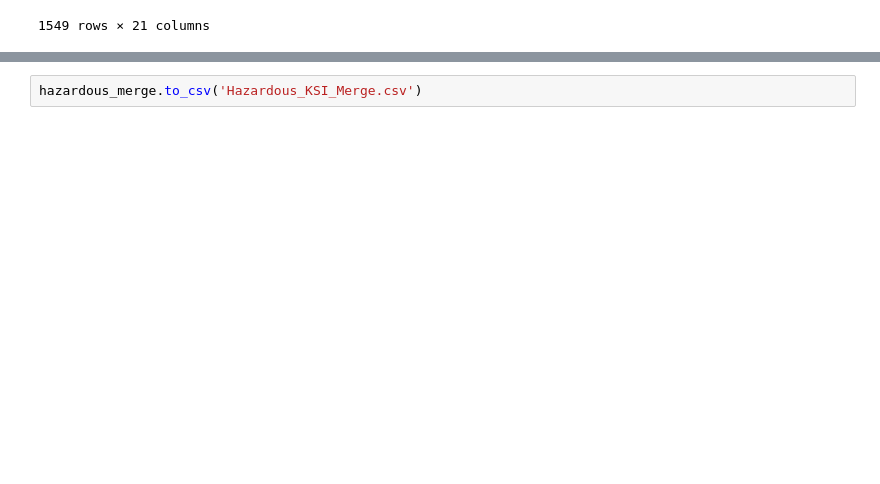
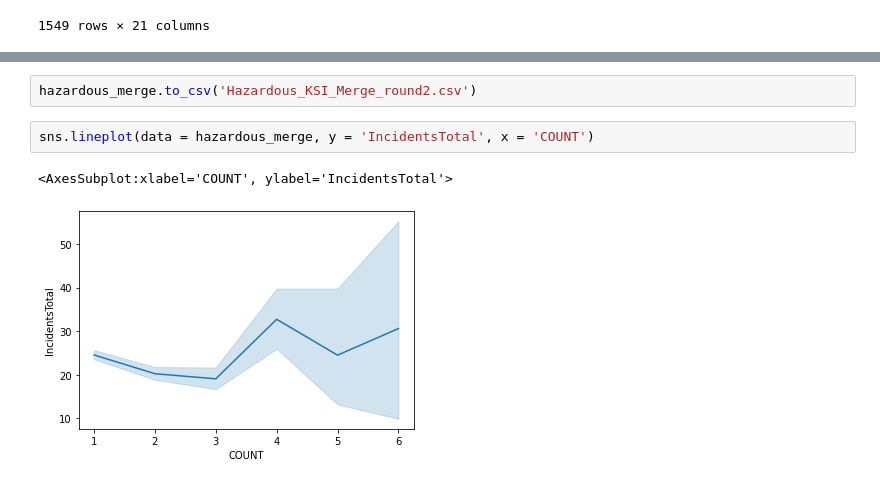
Before and after one commit to Vincent-Kwan/Safe-Roads-Competition, a Jupyter notebook: KSI_Hazardous.ipynb, the cells around one changed output, grey strips where cells are left out. Cells and saved outputs as stored; diff of their text form; blank space fills up the shorter version.

```diff
--- a/KSI_Hazardous.ipynb
+++ b/KSI_Hazardous.ipynb
@@ -74,2 +83,7 @@ hazardous_merge.sort_values(by = 'COUNT', ascending = False)
 # %%
-hazardous_merge.to_csv('Hazardous_KSI_Merge.csv')
+hazardous_merge.to_csv('Hazardous_KSI_Merge_round2.csv')
+# %%
+sns.lineplot(data = hazardous_merge, y = 'IncidentsTotal', x = 'COUNT')
+# %% [output]
+<AxesSubplot:xlabel='COUNT', ylabel='IncidentsTotal'>
+[figure, added]
```
Also changed, not shown: parts of 6 cells of this notebook, 3 other files.
